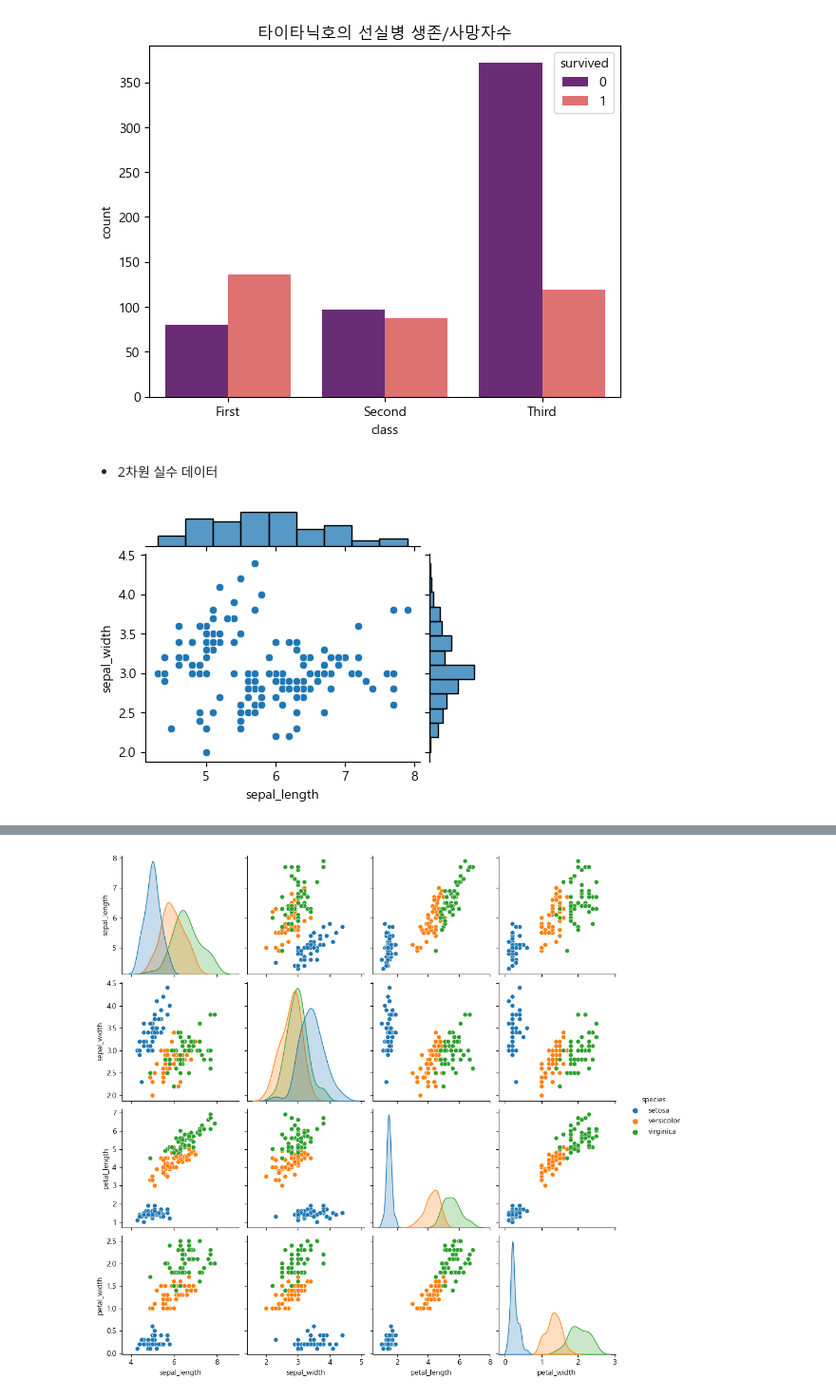
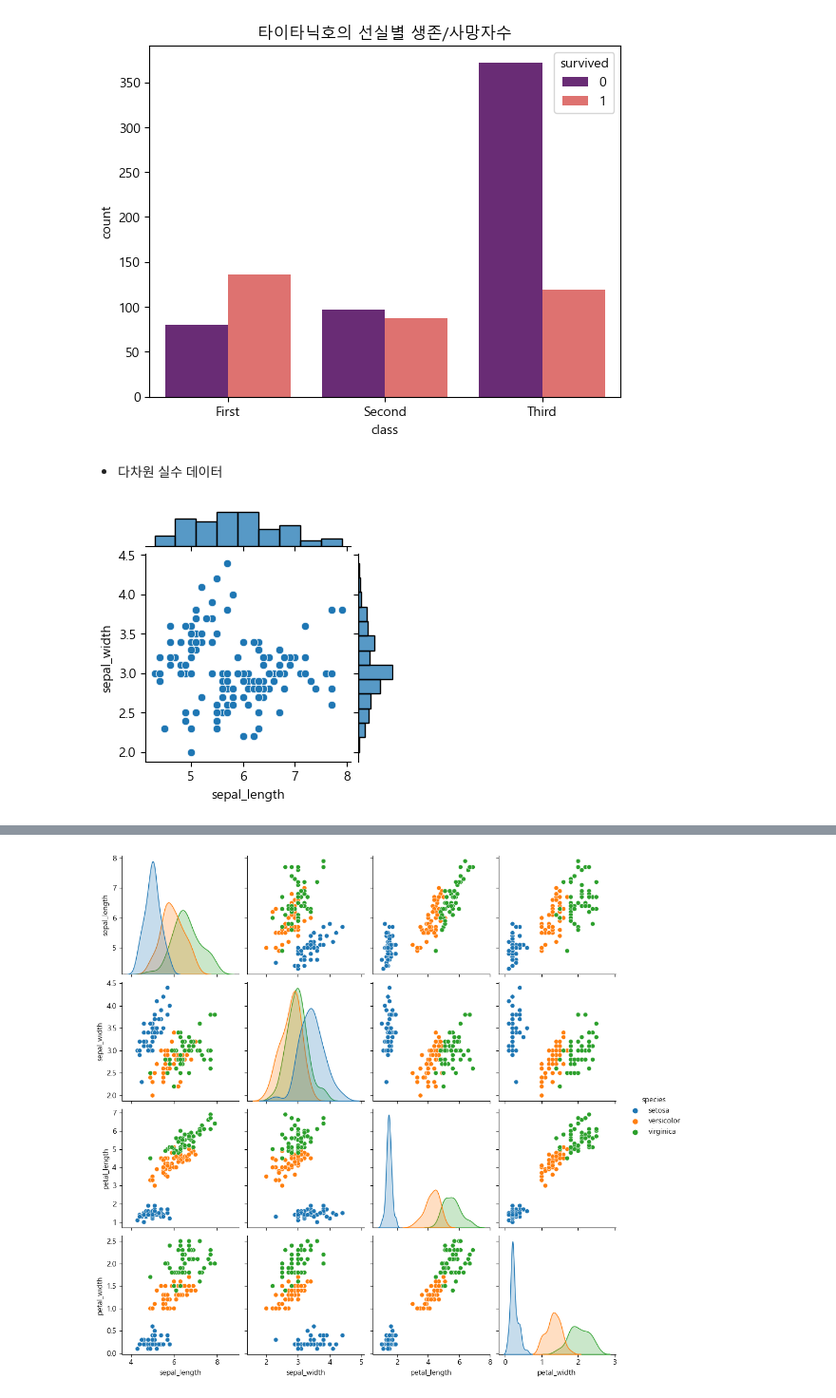
Before and after one commit to hyangshim/DataAnalysis_lecture-2023.04, a Jupyter notebook: 03.시각화/05.Seaborn.ipynb, the cells around one changed output, grey strips where cells are left out. Shown at 95% size. Cells and saved outputs as stored; diff of their text form; code cells hidden in the pictures.

```diff
--- a/03.시각화/05.Seaborn.ipynb
+++ b/03.시각화/05.Seaborn.ipynb
@@ -39,12 +38,12 @@ plt.show()
 # %% [output]
 [figure]
 # %% [markdown]
-- 2차원 실수 데이터
+- 다차원 실수 데이터
 # %%
-#joint plot
-fig=sns.jointplot(x='sepal_length',y='sepal_width',data=iris)
-fig.fig.set_size_inches(4,3)
+# joint plot
+fig = sns.jointplot(x='sepal_length', y='sepal_width', data=iris)
+fig.fig.set_size_inches(3, 3)
 plt.show()
 # %% [output]
-[figure, old version]
+[figure, new version]
 # %%
```
Also changed, not shown: parts of 34 cells of this notebook, 3 other files.
